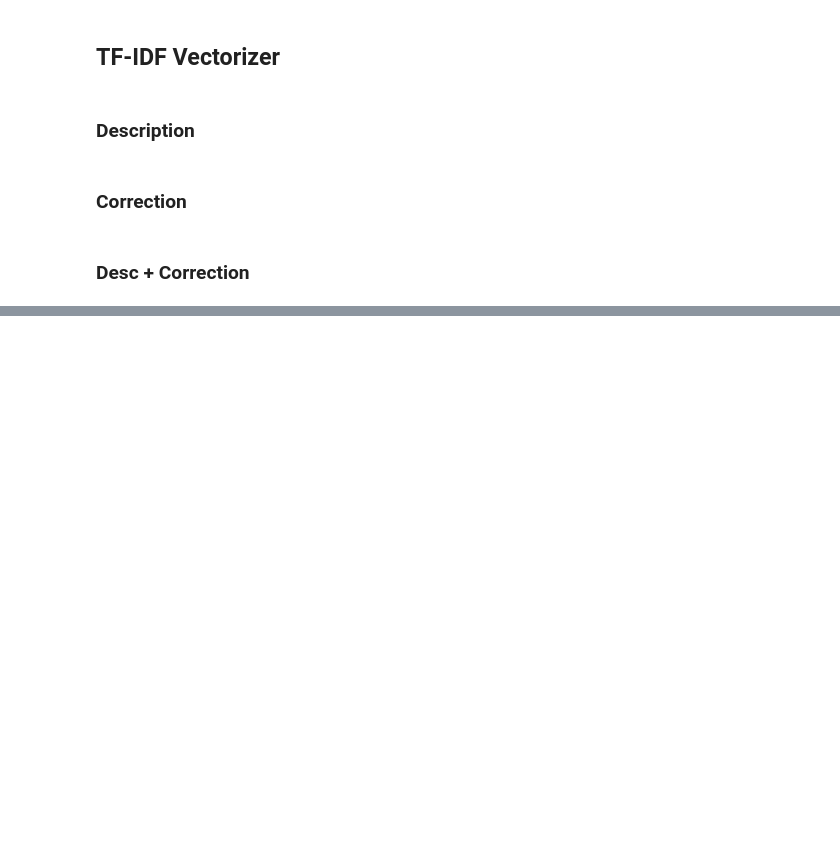
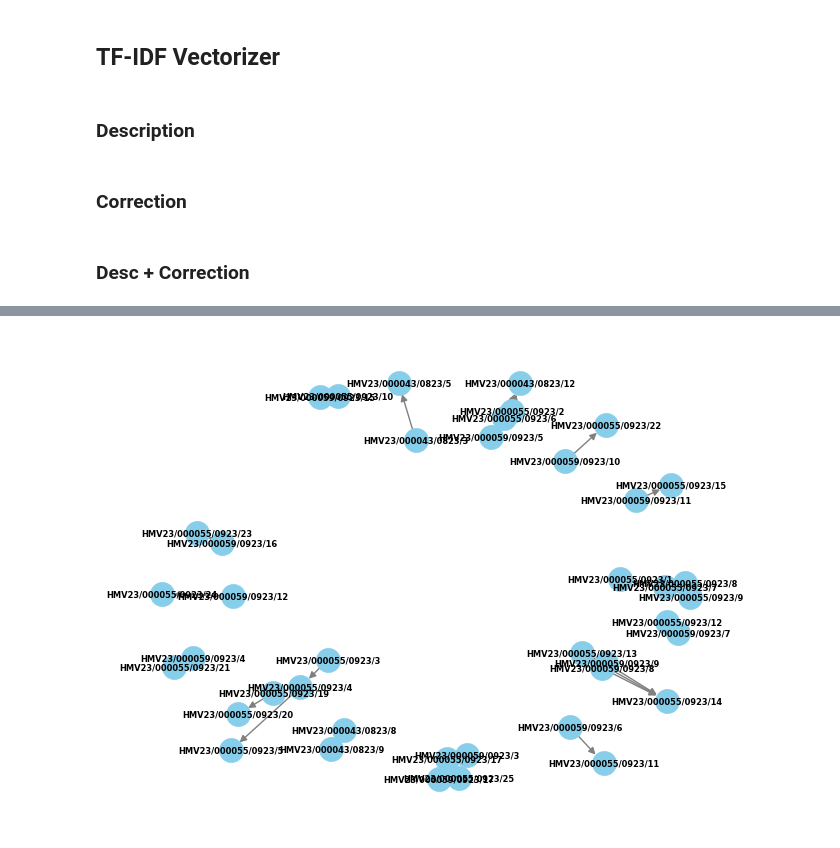
Before and after one commit to ranjithnrjk/gmr, a Jupyter notebook: flight_maintenance.ipynb, the cells around one changed output, grey strips where cells are left out. Saved outputs shown, nothing was run; the diff lists cells and outputs as text; code cells hidden in the pictures; blank space fills up the shorter version.

```diff
--- a/flight_maintenance.ipynb
+++ b/flight_maintenance.ipynb
@@ -448,0 +480,3 @@ cosine_sim_desc_correction_df.to_csv('./tfIdfSImMat/cos_sim_desc_correction.csv'
+# %%
+for i in np.arange(90, 100, 1):
+    print(i, np.percentile(upper_triangular_values, i))
@@ -448,0 +494,3 @@ cosine_sim_desc_correction_df.to_csv('./tfIdfSImMat/cos_sim_desc_correction.csv'
+# %%
+df = threshold_transform(df, threshold=0.5)
+df
@@ -448,0 +544,33 @@ cosine_sim_desc_correction_df.to_csv('./tfIdfSImMat/cos_sim_desc_correction.csv'
+# %%
+obsv_cluster = dict()
+
+for i in range(df.shape[0]):
+    for j in range(i+1, df.shape[1]):
+        if df.iloc[i, j] == 1:
+            if df.columns[i] != df.columns[j]:
+                if df.columns[i] in obsv_cluster:
+                    obsv_cluster[df.columns[i]].append(df.columns[j])
+                else:
+                    obsv_cluster[df.columns[i]] = [df.columns[j]]
+# %%
+import networkx as nx
+import matplotlib.pyplot as plt
+
+
+# Create a directed graph
+G = nx.DiGraph()
+
+# Add nodes and edges based on your data
+for key, values in obsv_cluster.items():
+    G.add_node(key)
+    for value in values:
+        G.add_edge(key, value)
+
+# Draw the graph
+pos = nx.spring_layout(G)  # You can try different layouts based on your preference
+nx.draw(G, pos, with_labels=True, font_size=6, node_size=300, node_color="skyblue", font_color="black", font_weight="bold", edge_color="gray", linewidths=0.5)
+
+# Show the plot
+plt.show()
+# %% [output]
+[figure, added]
```
Also changed, not shown: parts of 36 cells of this notebook, 3 other files.
